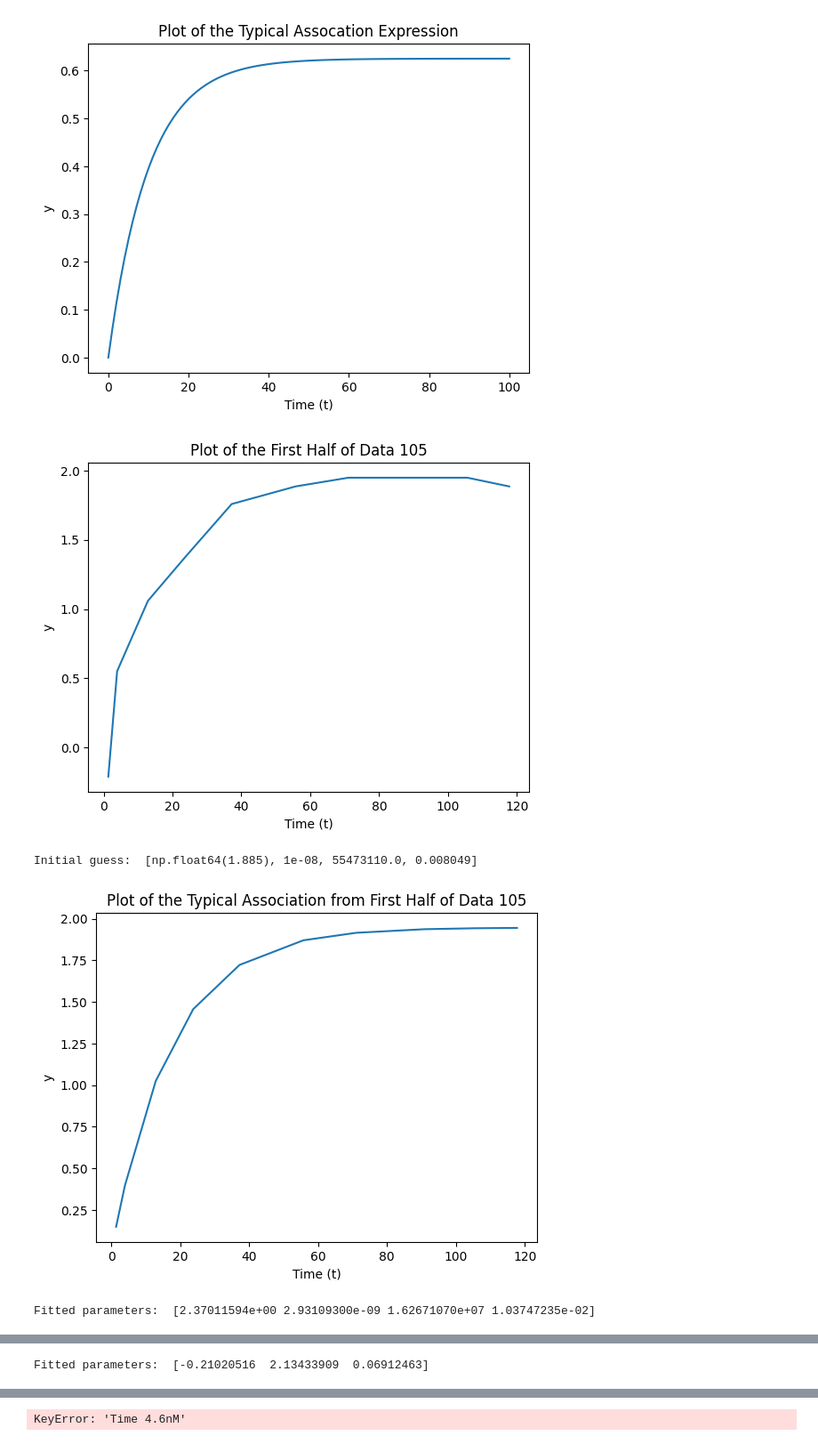
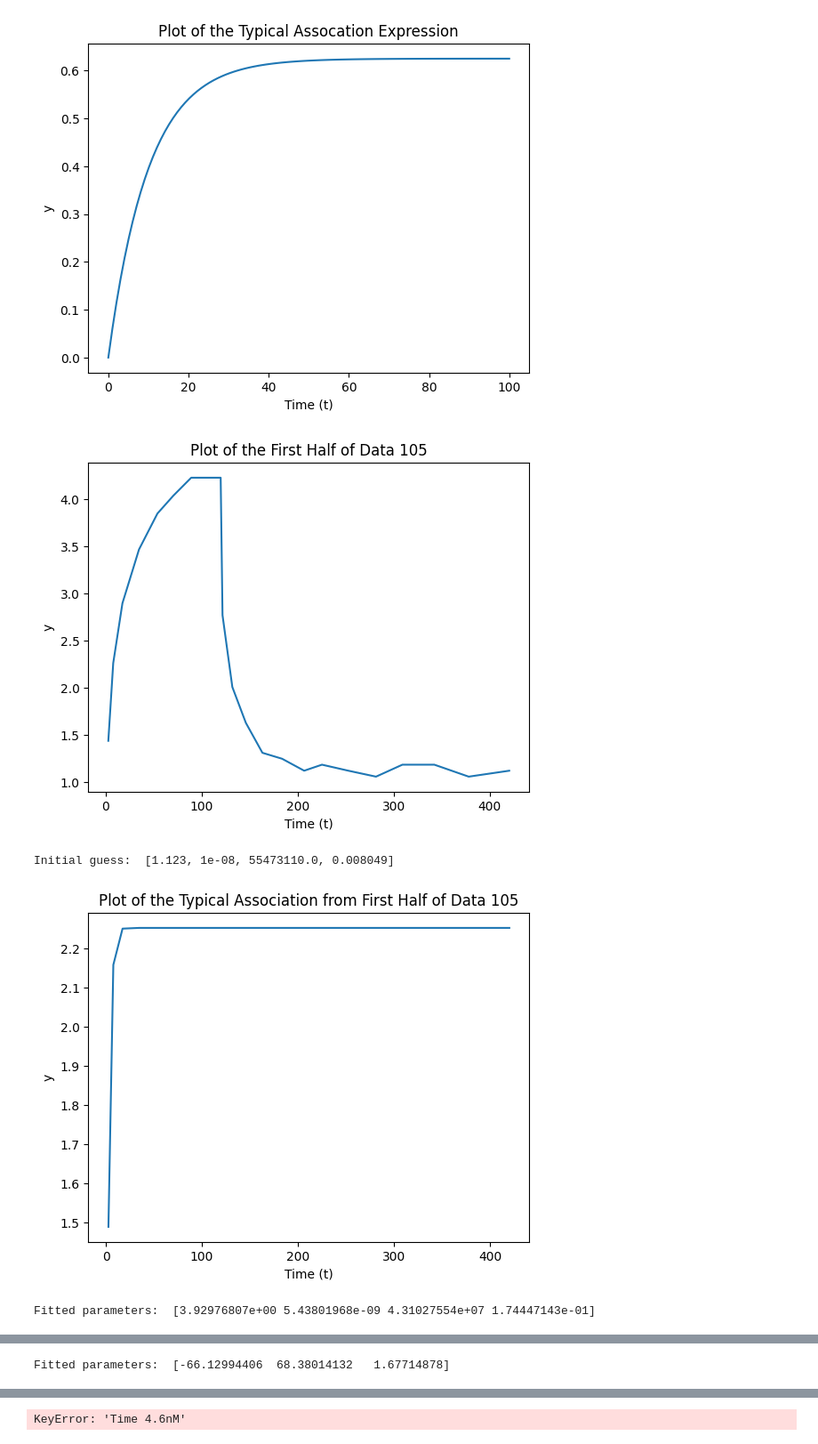
Before and after one commit to Ara101/Data_extraction_kinetic_signaling_data, a Jupyter notebook: code/python/rate_kinetics_0.ipynb, the cells around one changed output, grey strips where cells are left out. Shown at 89% size. Drawn from its saved outputs; the diff is of its cells as text; code cells hidden in the pictures.

```diff
--- a/code/python/rate_kinetics_0.ipynb
+++ b/code/python/rate_kinetics_0.ipynb
@@ -307,7 +307,7 @@ testFile105 = testFile105.iloc[:-15]
 testFile105
 
 # plot the data
-plt.plot(testFile105["Time 0.5nM"], testFile105["RU 0.5nM"])
+plt.plot(testFile11["Time 1nM"], testFile11["RU 1nM"])
 plt.xlabel('Time (t)')
 plt.ylabel('y')
 plt.title('Plot of the First Half of Data 105')
@@ -316,44 +316,44 @@ plt.show ()
 # plot with typical association equation
 
 # Initial guess for the parameters
-y_initial = testFile105.iloc[0, 1]
-y_final = testFile105["RU 0.5nM"].iloc[-1]
+y_initial = testFile11.iloc[0, 1]
+y_final = testFile11["RU 1nM"].iloc[-1]
 initial_guess = [y_final, 10*(10**(-9)) , 5.547311e+07, 0.008049]
 print("Initial guess: ", initial_guess)
 
 # Data for the plot
-t_data = testFile105["Time 0.5nM"]
-response_data = testFile105["RU 0.5nM"]
+t_data = testFile11["Time 1nM"]
+response_data = testFile11["RU 1nM"]
 param_k, pcov_k = curve_fit(typical_association, t_data, response_data, p0=initial_guess)
-fitted_response= typical_association(testFile105["Time 0.5nM"], *param_k)
+fitted_response= typical_association(testFile11["Time 1nM"], *param_k)
 
 # plot the typical assocation fitted data
-plt.plot(testFile105["Time 0.5nM"], fitted_response, label='Fitted Data')
+plt.plot(testFile11["Time 1nM"], fitted_response, label='Fitted Data')
 plt.xlabel('Time (t)')
 plt.ylabel('y')
 plt.title('Plot of the Typical Association from First Half of Data 105')
 plt.show ()
 print("Fitted parameters: ", param_k)
 
 # plot with baseline equation
 
 # Initial guess for the parameters
-y_initial = testFile105.iloc[0, 1]
-y_final = testFile105["RU 0.5nM"].iloc[-1]  # Extract the single value
+y_initial = testFile11.iloc[0, 1]
+y_final = testFile11["RU 1nM"].iloc[-1]  # Extract the single value
 initial_guess = [y_initial, y_final, 0.05]
 
 param_k, pcov_k = curve_fit(baseline_steadystate_response, t_data, response_data, p0=initial_guess)
 
 # plot the baseline steady state fitted data
-fitted_response= baseline_steadystate_response(testFile105["Time 0.5nM"], *param_k)
-plt.plot(testFile105["Time 0.5nM"], fitted_response, label='Fitted Data')
+fitted_response= baseline_steadystate_response(testFile11["Time 1nM"], *param_k)
+plt.plot(testFile11["Time 1nM"], fitted_response, label='Fitted Data')
 plt.xlabel('Time (t)')
 plt.ylabel('y')
 plt.title('Plot of the Baseline to Steady State from First Half of Data 105')
 plt.show ()
 print("Fitted parameters: ", param_k)
 # %% [output]
-[figure, old version]
+[figure, new version]
-Initial guess:  [np.float64(1.885), 1e-08, 55473110.0, 0.008049]
+Initial guess:  [1.123, 1e-08, 55473110.0, 0.008049]
-[figure, old version]
+[figure, new version]
-Fitted parameters:  [2.37011594e+00 2.93109300e-09 1.62671070e+07 1.03747235e-02]
+Fitted parameters:  [3.92976807e+00 5.43801968e-09 4.31027554e+07 1.74447143e-01]
@@ -361 +361 @@ Fitted parameters:  [2.37011594e+00 2.93109300e-09 1.62671070e+07 1.03747235e-02
-Fitted parameters:  [-0.21020516  2.13433909  0.06912463]
+Fitted parameters:  [-66.12994406  68.38014132   1.67714878]
```
Also changed, not shown: parts of 5 cells of this notebook.
